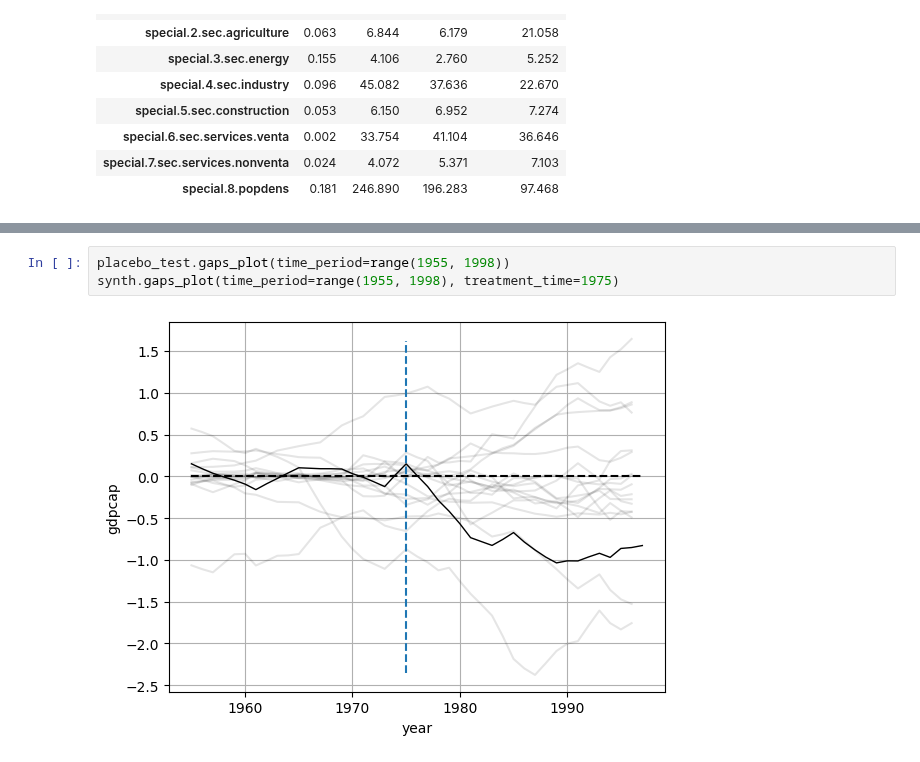
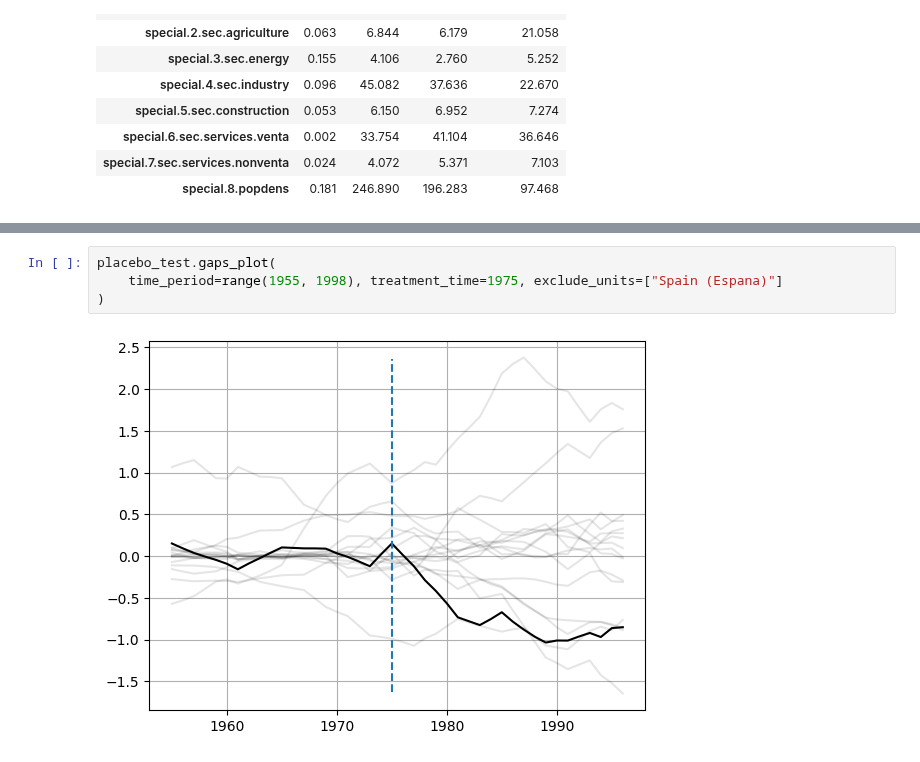
Before and after one commit to sdfordham/pysyncon, a Jupyter notebook: examples/basque.ipynb, the cells around one changed output, grey strips where cells are left out. Saved outputs shown, nothing was run; the diff lists cells and outputs as text.

```diff
--- a/examples/basque.ipynb
+++ b/examples/basque.ipynb
@@ -130,5 +132,6 @@ placebo_test.fit(
 # %%
-placebo_test.gaps_plot(time_period=range(1955, 1998))
-synth.gaps_plot(time_period=range(1955, 1998), treatment_time=1975)
+placebo_test.gaps_plot(
+    time_period=range(1955, 1998), treatment_time=1975, exclude_units=["Spain (Espana)"]
+)
 # %% [output]
-[figure, old version]
+[figure, new version]
```
Also changed, not shown: parts of 3 cells of this notebook, 3 other files.
